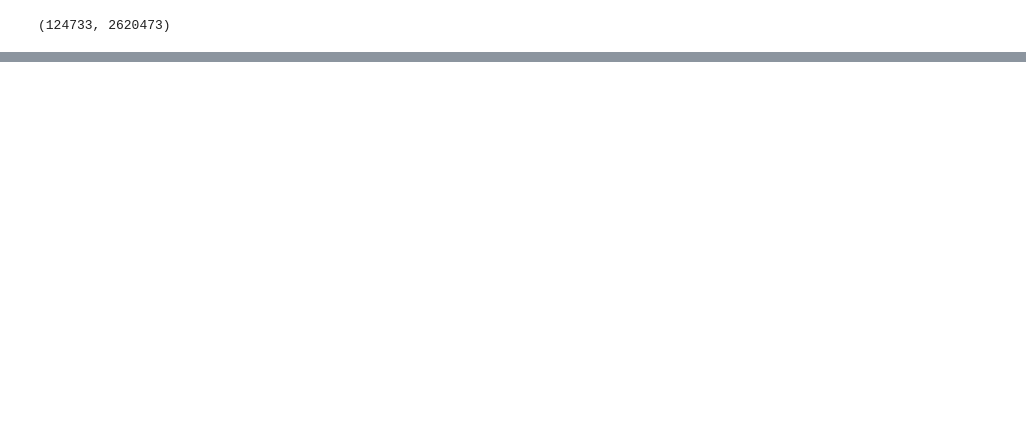
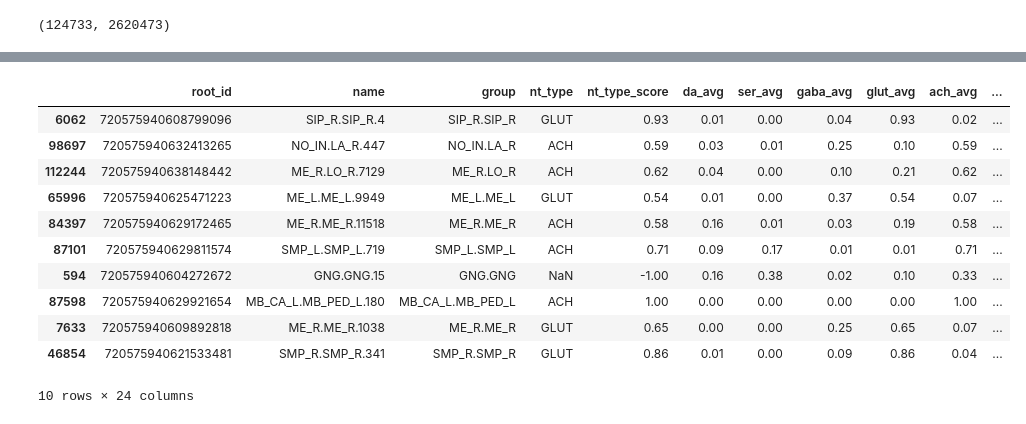
Before and after one commit to ernestoBocini/Drosophila-Brain-Wiring-Diagram-GAT, a Jupyter notebook: notebooks/exploration.ipynb, the cells around one changed output, grey strips where cells are left out. Saved outputs shown, nothing was run; the diff lists cells and outputs as text; code cells hidden in the pictures; blank space fills up the shorter version.

```diff
--- a/notebooks/exploration.ipynb
+++ b/notebooks/exploration.ipynb
@@ -15,5 +29,18 @@ node_table[node_table['super_class'] == 'central']
 # %%
-node_table.sample(10)
+node_info.sample(10)
+# %% [output]
+|  | root_id | name | group | nt_type | nt_type_score | da_avg | ser_avg | gaba_avg | glut_avg | ach_avg | ... |
+| 6062 | 720575940608799096 | SIP_R.SIP_R.4 | SIP_R.SIP_R | GLUT | 0.93 | 0.01 | 0.00 | 0.04 | 0.93 | 0.02 | ... |
+| 98697 | 720575940632413265 | NO_IN.LA_R.447 | NO_IN.LA_R | ACH | 0.59 | 0.03 | 0.01 | 0.25 | 0.10 | 0.59 | ... |
+| 112244 | 720575940638148442 | ME_R.LO_R.7129 | ME_R.LO_R | ACH | 0.62 | 0.04 | 0.00 | 0.10 | 0.21 | 0.62 | ... |
+| 65996 | 720575940625471223 | ME_L.ME_L.9949 | ME_L.ME_L | GLUT | 0.54 | 0.01 | 0.00 | 0.37 | 0.54 | 0.07 | ... |
+| 84397 | 720575940629172465 | ME_R.ME_R.11518 | ME_R.ME_R | ACH | 0.58 | 0.16 | 0.01 | 0.03 | 0.19 | 0.58 | ... |
+| 87101 | 720575940629811574 | SMP_L.SMP_L.719 | SMP_L.SMP_L | ACH | 0.71 | 0.09 | 0.17 | 0.01 | 0.01 | 0.71 | ... |
+| 594 | 720575940604272672 | GNG.GNG.15 | GNG.GNG | NaN | -1.00 | 0.16 | 0.38 | 0.02 | 0.10 | 0.33 | ... |
+| 87598 | 720575940629921654 | MB_CA_L.MB_PED_L.180 | MB_CA_L.MB_PED_L | ACH | 1.00 | 0.00 | 0.00 | 0.00 | 0.00 | 1.00 | ... |
+| 7633 | 720575940609892818 | ME_R.ME_R.1038 | ME_R.ME_R | GLUT | 0.65 | 0.00 | 0.00 | 0.25 | 0.65 | 0.07 | ... |
+| 46854 | 720575940621533481 | SMP_R.SMP_R.341 | SMP_R.SMP_R | GLUT | 0.86 | 0.01 | 0.00 | 0.09 | 0.86 | 0.04 | ... |
+10 rows × 24 columns
 # %%
 from collections import Counter
 
```
Also changed, not shown: parts of 20 cells of this notebook.
